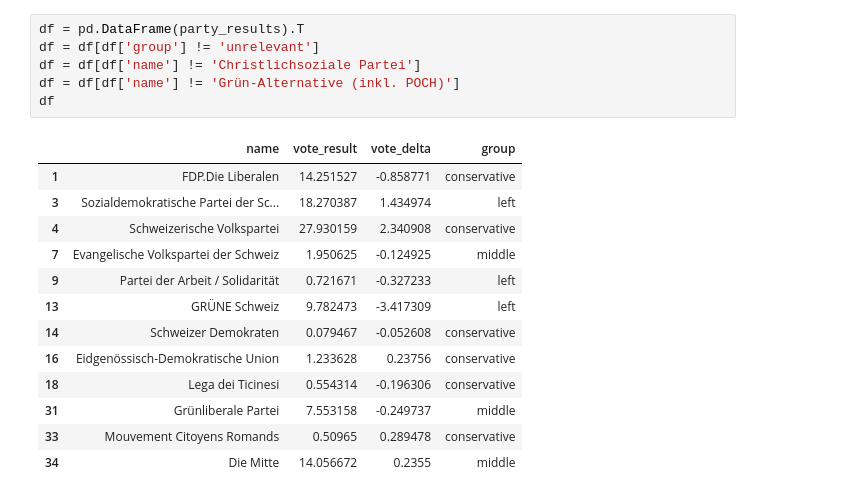
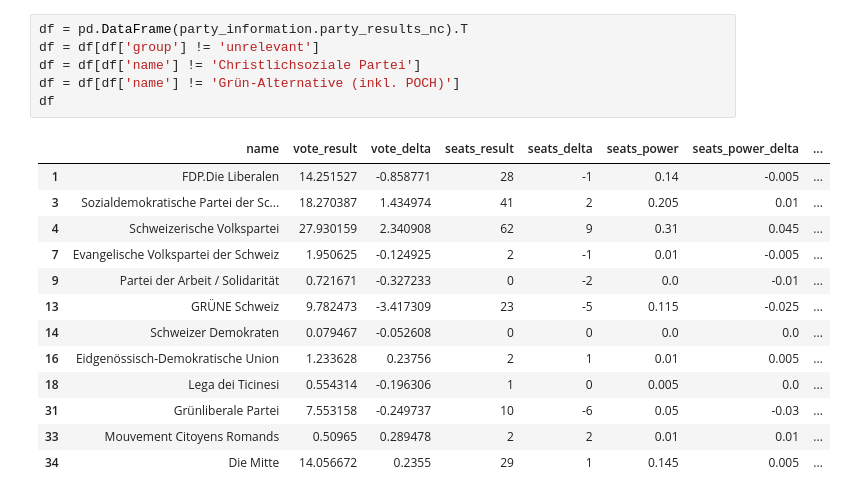
Before and after one commit to SilvanHSLU/swiss-elections, a Jupyter notebook: party_grouping_chart.ipynb, the cells around one changed output. Drawn from its saved outputs; the diff is of its cells as text.

```diff
--- a/party_grouping_chart.ipynb
+++ b/party_grouping_chart.ipynb
@@ -84,23 +5,23 @@ party_results
 # %%
-df = pd.DataFrame(party_results).T
+df = pd.DataFrame(party_information.party_results_nc).T
 df = df[df['group'] != 'unrelevant']
 df = df[df['name'] != 'Christlichsoziale Partei']
 df = df[df['name'] != 'Grün-Alternative (inkl. POCH)']
 df
 # %% [output]
-|  | name | vote_result | vote_delta | group |
-| 1 | FDP.Die Liberalen | 14.251527 | -0.858771 | conservative |
-| 3 | Sozialdemokratische Partei der Sc... | 18.270387 | 1.434974 | left |
-| 4 | Schweizerische Volkspartei | 27.930159 | 2.340908 | conservative |
-| 7 | Evangelische Volkspartei der Schweiz | 1.950625 | -0.124925 | middle |
-| 9 | Partei der Arbeit / Solidarität | 0.721671 | -0.327233 | left |
-| 13 | GRÜNE Schweiz | 9.782473 | -3.417309 | left |
-| 14 | Schweizer Demokraten | 0.079467 | -0.052608 | conservative |
-| 16 | Eidgenössisch-Demokratische Union | 1.233628 | 0.23756 | conservative |
-| 18 | Lega dei Ticinesi | 0.554314 | -0.196306 | conservative |
-| 31 | Grünliberale Partei | 7.553158 | -0.249737 | middle |
-| 33 | Mouvement Citoyens Romands | 0.50965 | 0.289478 | conservative |
-| 34 | Die Mitte | 14.056672 | 0.2355 | middle |
+|  | name | vote_result | vote_delta | seats_result | seats_delta | seats_power | seats_power_delta | ... |
+| 1 | FDP.Die Liberalen | 14.251527 | -0.858771 | 28 | -1 | 0.14 | -0.005 | ... |
+| 3 | Sozialdemokratische Partei der Sc... | 18.270387 | 1.434974 | 41 | 2 | 0.205 | 0.01 | ... |
+| 4 | Schweizerische Volkspartei | 27.930159 | 2.340908 | 62 | 9 | 0.31 | 0.045 | ... |
+| 7 | Evangelische Volkspartei der Schweiz | 1.950625 | -0.124925 | 2 | -1 | 0.01 | -0.005 | ... |
+| 9 | Partei der Arbeit / Solidarität | 0.721671 | -0.327233 | 0 | -2 | 0.0 | -0.01 | ... |
+| 13 | GRÜNE Schweiz | 9.782473 | -3.417309 | 23 | -5 | 0.115 | -0.025 | ... |
+| 14 | Schweizer Demokraten | 0.079467 | -0.052608 | 0 | 0 | 0.0 | 0.0 | ... |
+| 16 | Eidgenössisch-Demokratische Union | 1.233628 | 0.23756 | 2 | 1 | 0.01 | 0.005 | ... |
+| 18 | Lega dei Ticinesi | 0.554314 | -0.196306 | 1 | 0 | 0.005 | 0.0 | ... |
+| 31 | Grünliberale Partei | 7.553158 | -0.249737 | 10 | -6 | 0.05 | -0.03 | ... |
+| 33 | Mouvement Citoyens Romands | 0.50965 | 0.289478 | 2 | 2 | 0.01 | 0.01 | ... |
+| 34 | Die Mitte | 14.056672 | 0.2355 | 29 | 1 | 0.145 | 0.005 | ... |
 # %%
 #Version one - abandoned
 groups = df.groupby('group')
```
Also changed, not shown: parts of 7 cells of this notebook, 9 other files.
